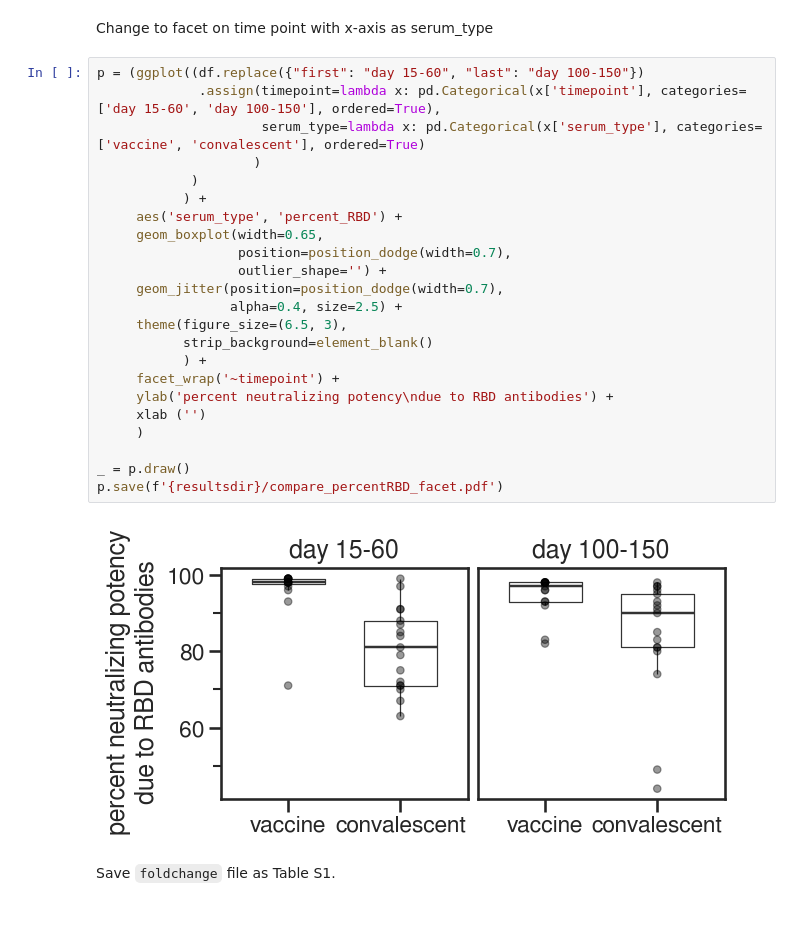
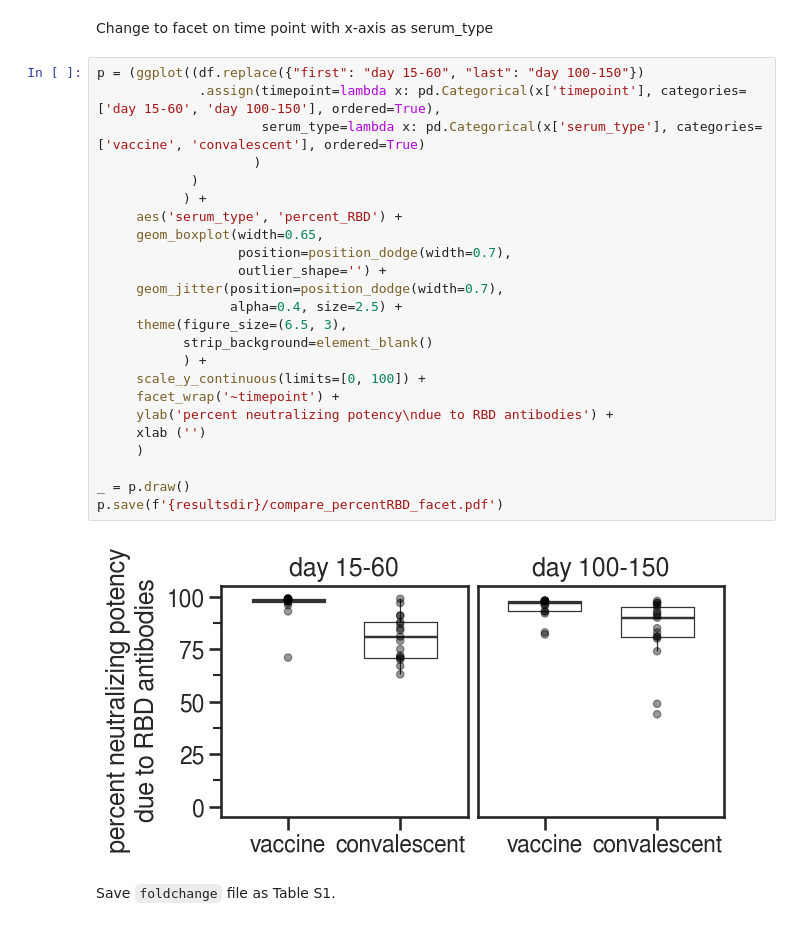
Before and after one commit to jbloomlab/SARS-CoV-2-RBD_MAP_Moderna, a Jupyter notebook: experimental_data/rbd_depletions.ipynb, the cells around one changed output. Cells and saved outputs as stored; diff of their text form.

Commit message:
update Figure 1C

```diff
--- a/experimental_data/rbd_depletions.ipynb
+++ b/experimental_data/rbd_depletions.ipynb
@@ -504,28 +487,29 @@ Change to facet on time point with x-axis as serum_type
 # %%
 p = (ggplot((df.replace({"first": "day 15-60", "last": "day 100-150"})
              .assign(timepoint=lambda x: pd.Categorical(x['timepoint'], categories=['day 15-60', 'day 100-150'], ordered=True),
                      serum_type=lambda x: pd.Categorical(x['serum_type'], categories=['vaccine', 'convalescent'], ordered=True)
                     )
             )
            ) +
      aes('serum_type', 'percent_RBD') +
      geom_boxplot(width=0.65,
                   position=position_dodge(width=0.7),
                   outlier_shape='') +
      geom_jitter(position=position_dodge(width=0.7),
                  alpha=0.4, size=2.5) +
      theme(figure_size=(6.5, 3),
            strip_background=element_blank()
            ) +
+     scale_y_continuous(limits=[0, 100]) +
      facet_wrap('~timepoint') +
      ylab('percent neutralizing potency\ndue to RBD antibodies') +
      xlab ('')
      )
 
 _ = p.draw()
 p.save(f'{resultsdir}/compare_percentRBD_facet.pdf')
 # %% [output]
-[figure, old version]
+[figure, new version]
 # %% [markdown]
 Save `foldchange` file as Table S1.
 # %%
```
Also changed, not shown: parts of 7 cells of this notebook, 12 other files.
